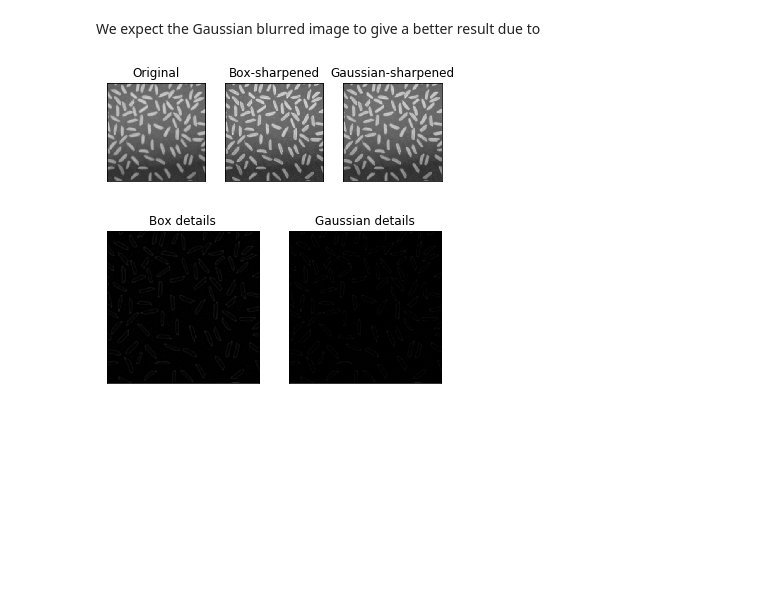
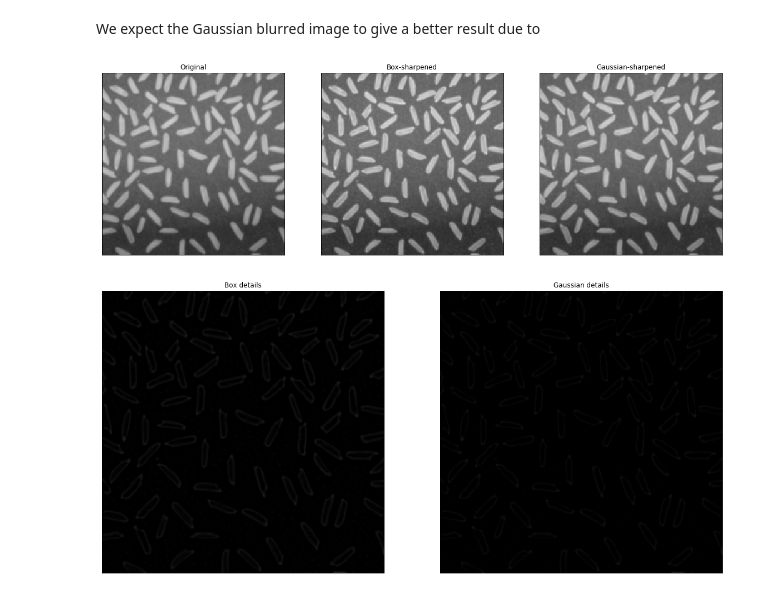
Before and after one commit to alexH2456/ECSE415, a Jupyter notebook: src/a1/Filtering-Sharpening.ipynb, the cells around one changed output. Cells and saved outputs as stored; diff of their text form; code cells hidden in the pictures; blank space fills up the shorter version.

```diff
--- a/src/a1/Filtering-Sharpening.ipynb
+++ b/src/a1/Filtering-Sharpening.ipynb
@@ -28,21 +28,23 @@ sharp_gaussian_img = cv2.add(img, gaussian_details)
 We expect the Gaussian blurred image to give a better result due to
 # %%
 # Display images
+plt.figure(figsize=(20, 20))
 plt.subplot(131), plt.imshow(cv2.cvtColor(img, cv2.COLOR_BGR2RGB))
 plt.title('Original'), plt.xticks([]), plt.yticks([])
 plt.subplot(132), plt.imshow(cv2.cvtColor(sharp_box_img, cv2.COLOR_BGR2RGB))
 plt.title('Box-sharpened'), plt.xticks([]), plt.yticks([])
 plt.subplot(133), plt.imshow(cv2.cvtColor(sharp_gaussian_img, cv2.COLOR_BGR2RGB))
 plt.title('Gaussian-sharpened'), plt.xticks([]), plt.yticks([])
 plt.show()
 # %% [output]
-[figure, old version]
+[figure, new version]
 # %%
 # Display details
+plt.figure(figsize=(20, 20))
 plt.subplot(121), plt.imshow(cv2.cvtColor(box_details, cv2.COLOR_BGR2RGB))
 plt.title('Box details'), plt.xticks([]), plt.yticks([])
 plt.subplot(122), plt.imshow(cv2.cvtColor(gaussian_details, cv2.COLOR_BGR2RGB))
 plt.title('Gaussian details'), plt.xticks([]), plt.yticks([])
 plt.show()
 # %% [output]
-[figure, old version]
+[figure, new version]
```
Also changed, not shown: 2 other files.
